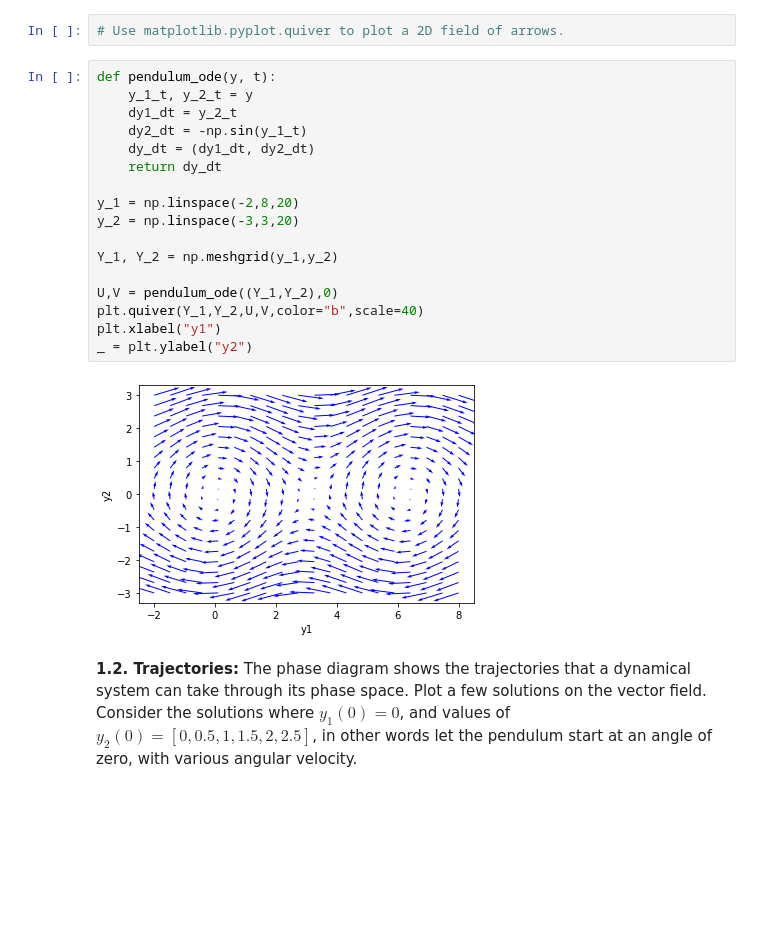
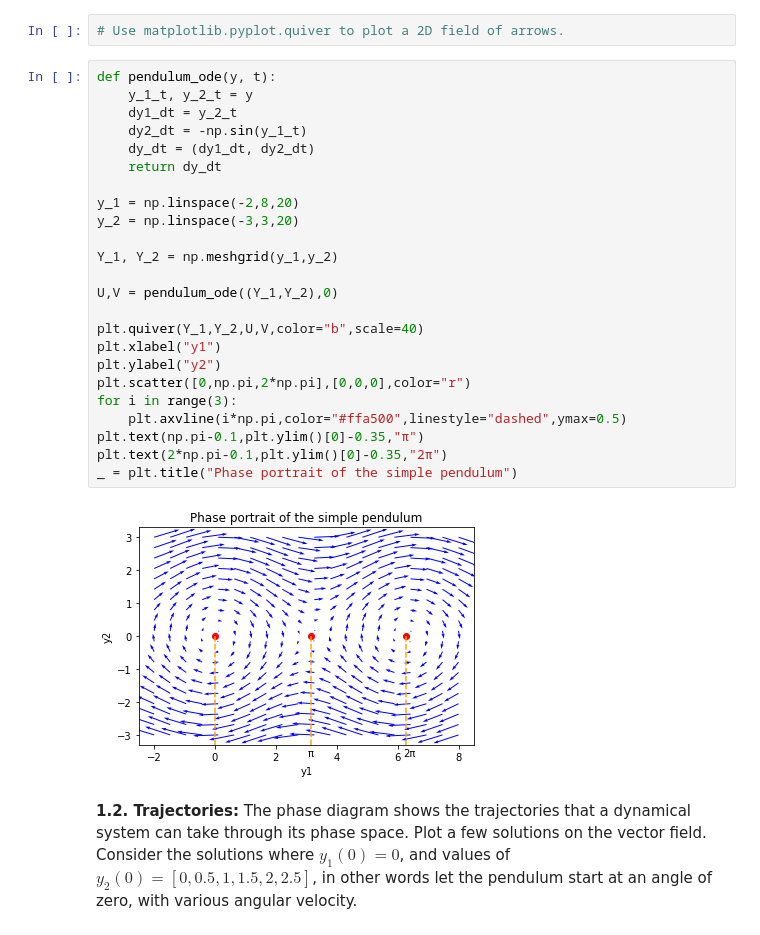
Before and after one commit to cima22/stochastic_modelling_and_simulation, a Jupyter notebook: sde/Homework_SDE.ipynb, the cells around one changed output. Saved outputs shown, nothing was run; the diff lists cells and outputs as text; blank space fills up the shorter version.

```diff
--- a/sde/Homework_SDE.ipynb
+++ b/sde/Homework_SDE.ipynb
@@ -21,22 +21,29 @@ To generate the phase portrait, we need to compute the derivatives $y_1'$ and $y
 # %%
 def pendulum_ode(y, t):
     y_1_t, y_2_t = y
     dy1_dt = y_2_t
     dy2_dt = -np.sin(y_1_t)
     dy_dt = (dy1_dt, dy2_dt)
     return dy_dt
 
 y_1 = np.linspace(-2,8,20)
 y_2 = np.linspace(-3,3,20)
 
 Y_1, Y_2 = np.meshgrid(y_1,y_2)
 
 U,V = pendulum_ode((Y_1,Y_2),0)
+
 plt.quiver(Y_1,Y_2,U,V,color="b",scale=40)
 plt.xlabel("y1")
-_ = plt.ylabel("y2")
+plt.ylabel("y2")
+plt.scatter([0,np.pi,2*np.pi],[0,0,0],color="r")
+for i in range(3):
+    plt.axvline(i*np.pi,color="#ffa500",linestyle="dashed",ymax=0.5)
+plt.text(np.pi-0.1,plt.ylim()[0]-0.35,"π")
+plt.text(2*np.pi-0.1,plt.ylim()[0]-0.35,"2π")
+_ = plt.title("Phase portrait of the simple pendulum")
 # %% [output]
-[figure, old version]
+[figure, new version]
 # %% [markdown]
 **1.2. Trajectories:** The phase diagram shows the trajectories that a dynamical system can take through its phase space. Plot a few solutions on the vector field. Consider the solutions where $y_1(0)=0$, and values of $y_2(0) = [0, 0.5, 1, 1.5, 2, 2.5]$, in other words let the pendulum start at an angle of zero, with various angular velocity.
 # %%
```
Also changed, not shown: parts of 1 cell of this notebook.
